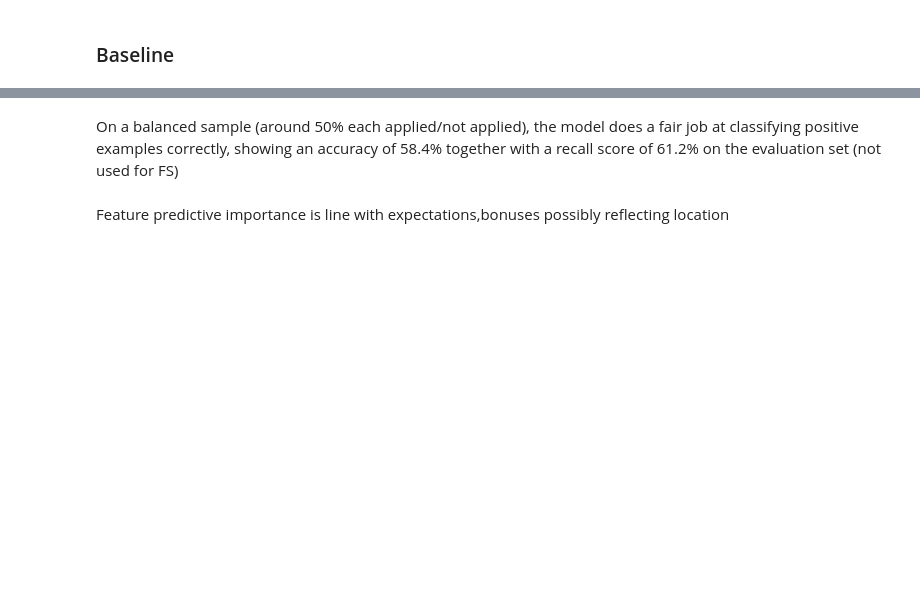
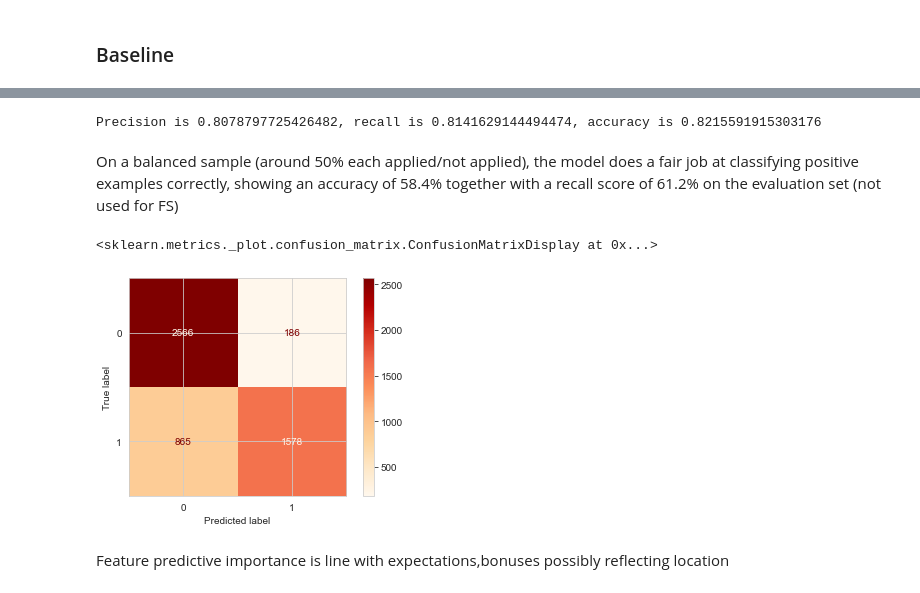
Before and after one commit to bonaventura-elder/carer_targeting, a Jupyter notebook: src/training.ipynb, the cells around one changed output, grey strips where cells are left out. Saved outputs shown, nothing was run; the diff lists cells and outputs as text; code cells hidden in the pictures; blank space fills up the shorter version.

```diff
--- a/src/training.ipynb
+++ b/src/training.ipynb
@@ -103,0 +260,10 @@ model = LogisticRegression()
+# %%
+for p in predictors:
+    if df[p].isna().sum()>0:
+        print(p,df[p].isna().sum())
+
+print(df.shape)
+df = df.loc[df[predictors].notnull().all(axis=1)]
+print(df.shape)
+
+X_train, X_eval, y_train, y_eval = split_train_test(df,predictors,target, test_size=0.15)
@@ -103,0 +273,8 @@ model = LogisticRegression()
+# %%
+scaler = StandardScaler()
+model = LogisticRegression()
+
+scaler.fit(X_train)
+
+X_train = pd.DataFrame(scaler.transform(X_train), index=X_train.index, columns=X_train.columns)
+X_eval = pd.DataFrame(scaler.transform(X_eval), index=X_eval.index, columns=X_eval.columns)
@@ -121,5 +319,3 @@ sns.heatmap(training_data[heat_list].corr(), cmap='Blues', annot=True, ax = ax[1
 ## Model performance
 # %% [markdown]
 ### Baseline
-# %%
-model.fit(X_train[f_predictors], y)
@@ -126,10 +345,23 @@ model.fit(X_train[f_predictors], y)
 # %%
+ # 'days_worked_past_90',
+f_predictors = [
+ 'texts_past_30_days', 'apps_past_7_days','carer_logged_in_7_days'
+
+]
+model.fit(X_train[f_predictors], np.ravel(y_train))
+
+
 preds = model.predict(X_eval[f_predictors])
 print(f'Precision is {precision_score(y_eval,preds)}, recall is {recall_score(y_eval,preds)}, accuracy is {accuracy_score(y_eval,preds)}')
+# %% [output]
+Precision is 0.8078797725426482, recall is 0.8141629144494474, accuracy is 0.8215591915303176
 # %% [markdown]
 On a balanced sample (around 50% each applied/not applied), the model does a fair job at classifying positive examples
 correctly, showing an accuracy of 58.4% together with a recall score of 61.2% on the evaluation set (not used for FS)
 # %%
-plot_confusion_matrix(model,X_eval[f_predictors],y_eval)
+plot_confusion_matrix(model,X_eval[f_predictors],y_eval, cmap = 'OrRd')
+# %% [output]
+<sklearn.metrics._plot.confusion_matrix.ConfusionMatrixDisplay at 0x...>
+[figure, added]
 # %% [markdown]
 Feature predictive importance is line with expectations,bonuses possibly reflecting location
```
Also changed, not shown: parts of 22 cells of this notebook, 3 other files.
